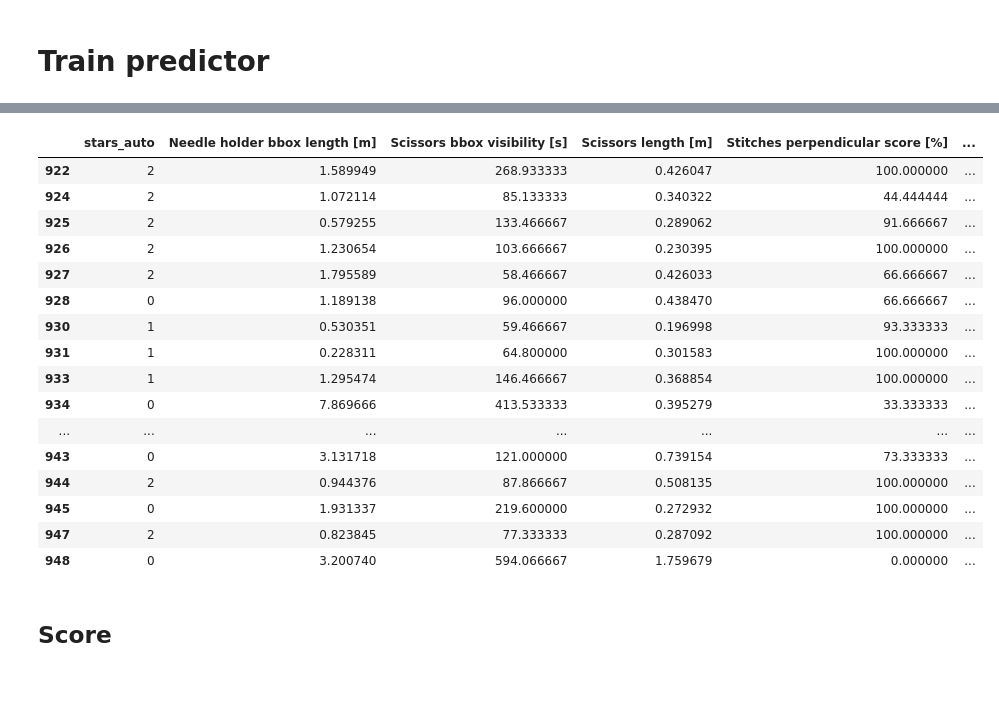
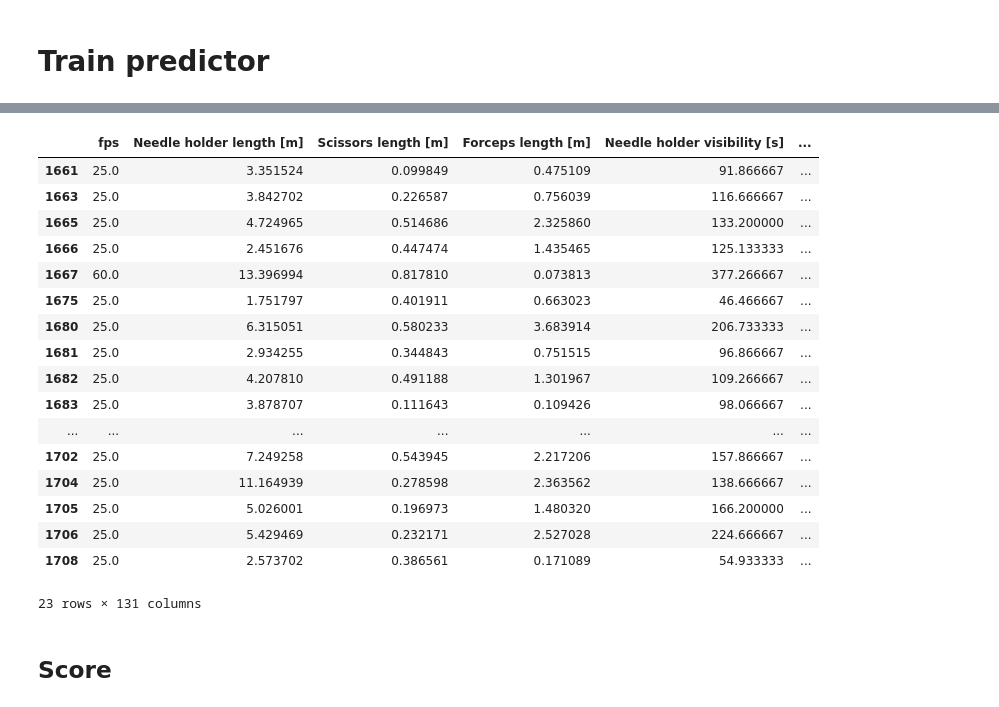
Before and after one commit to mjirik/surgeryanalyser, a Jupyter notebook: devel/2024-02_pigleg_stats_evalutaion_students_stats.ipynb, the cells around one changed output, grey strips where cells are left out. Cells and saved outputs as stored; diff of their text form; code cells hidden in the pictures.

```diff
--- a/devel/2024-02_pigleg_stats_evalutaion_students_stats.ipynb
+++ b/devel/2024-02_pigleg_stats_evalutaion_students_stats.ipynb
@@ -57,5 +116,6 @@ print(len(dfs))
 # dfs["stars_auto"] = dfs["filename"].str.contains("Good").astype(int) * 0
 # dfs["stars_auto"] = dfs["filename"].str.contains("Bad").astype(int) * 2
 # dfs["stars_auto"] = dfs["filename"].str.contains("Medium").astype(int) * 1
-# dfs["stars_auto"] = dfs["filename"].str.contains("Good").astype(int) * 0 + dfs["filename"].str.contains("Bad").astype(int) * 2 + dfs["filename"].str.contains("Medium").astype(int) * 1
+dfs["stars_auto_filename"] = dfs["filename"].str.contains("Good|good").astype(int) * 5 + dfs["filename"].str.contains("Bad|bad").astype(int) * 1 + dfs["filename"].str.contains("Medium|medium").astype(int) * 3
+# dfs["stars_auto"] = dfs["annotation_annotation_stars"]
 # dfs["filename"].str.contains("Good|Medium|Bad")
@@ -258,2 +476,6 @@ sns.pairplot(dfs, y_vars=corr.index,
 # %% [markdown]
 # Train predictor
+# %%
+print(corr.shape)
+corr = corr.dropna()
+print(corr.shape)
@@ -299,0 +560,33 @@ clf.score(X_test, y_test)
+# %%
+
+results = {}
+for predicted_column in predicted_columns:
+# if True:
+#     predicted_column = "annotation_annotation_stars"
+    cols = columns.copy()
+    cols.append(predicted_column)
+
+    dfsx = dfs[cols].copy()
+    l1 = len(dfsx)
+    dfsx = dfsx.dropna()
+    l2 = len(dfsx)
+    assert l1 == l2, "There are still NA values in the data"
+    X = dfsx[columns].drop("filename", axis=1)
+    # X = X.drop(predicted_column, axis=1)
+    y = dfsx[predicted_column]
+    X_train, X_test, y_train, y_test = train_test_split(X, y, test_size=0.2, random_state=42)
+
+    # clf = SVR()
+    # clf.fit(X_train, y_train)
+    # clf.score(X_test, y_test)
+    #
+    # X
+    from sklearn.neural_network import MLPClassifier
+    # X = [[0., 0.], [1., 1.]]
+    # y = [0, 1]
+    clf = MLPClassifier(solver='lbfgs', alpha=1e-5,
+                        hidden_layer_sizes=(5, 2), random_state=1)
+    clf.fit(X_train, y_train)
+    clf.score(X_test, y_test)
+    results[predicted_column] = {"score": clf.score(X_test, y_test), "model": clf}
+    print(predicted_column, clf.score(X_test, y_test))
@@ -303,23 +609,24 @@ clf.score(X_test, y_test)
 # %%
-# dfsx
+dfs[cols]# dfsx
 # %% [output]
-|  | stars_auto | Needle holder bbox length [m] | Scissors bbox visibility [s] | Scissors length [m] | Stitches perpendicular score [%] | ... |
-| 922 | 2 | 1.589949 | 268.933333 | 0.426047 | 100.000000 | ... |
-| 924 | 2 | 1.072114 | 85.133333 | 0.340322 | 44.444444 | ... |
-| 925 | 2 | 0.579255 | 133.466667 | 0.289062 | 91.666667 | ... |
-| 926 | 2 | 1.230654 | 103.666667 | 0.230395 | 100.000000 | ... |
-| 927 | 2 | 1.795589 | 58.466667 | 0.426033 | 66.666667 | ... |
-| 928 | 0 | 1.189138 | 96.000000 | 0.438470 | 66.666667 | ... |
-| 930 | 1 | 0.530351 | 59.466667 | 0.196998 | 93.333333 | ... |
-| 931 | 1 | 0.228311 | 64.800000 | 0.301583 | 100.000000 | ... |
-| 933 | 1 | 1.295474 | 146.466667 | 0.368854 | 100.000000 | ... |
-| 934 | 0 | 7.869666 | 413.533333 | 0.395279 | 33.333333 | ... |
+|  | fps | Needle holder length [m] | Scissors length [m] | Forceps length [m] | Needle holder visibility [s] | ... |
+| 1661 | 25.0 | 3.351524 | 0.099849 | 0.475109 | 91.866667 | ... |
+| 1663 | 25.0 | 3.842702 | 0.226587 | 0.756039 | 116.666667 | ... |
+| 1665 | 25.0 | 4.724965 | 0.514686 | 2.325860 | 133.200000 | ... |
+| 1666 | 25.0 | 2.451676 | 0.447474 | 1.435465 | 125.133333 | ... |
+| 1667 | 60.0 | 13.396994 | 0.817810 | 0.073813 | 377.266667 | ... |
+| 1675 | 25.0 | 1.751797 | 0.401911 | 0.663023 | 46.466667 | ... |
+| 1680 | 25.0 | 6.315051 | 0.580233 | 3.683914 | 206.733333 | ... |
+| 1681 | 25.0 | 2.934255 | 0.344843 | 0.751515 | 96.866667 | ... |
+| 1682 | 25.0 | 4.207810 | 0.491188 | 1.301967 | 109.266667 | ... |
+| 1683 | 25.0 | 3.878707 | 0.111643 | 0.109426 | 98.066667 | ... |
 | ... | ... | ... | ... | ... | ... | ... |
-| 943 | 0 | 3.131718 | 121.000000 | 0.739154 | 73.333333 | ... |
-| 944 | 2 | 0.944376 | 87.866667 | 0.508135 | 100.000000 | ... |
-| 945 | 0 | 1.931337 | 219.600000 | 0.272932 | 100.000000 | ... |
-| 947 | 2 | 0.823845 | 77.333333 | 0.287092 | 100.000000 | ... |
-| 948 | 0 | 3.200740 | 594.066667 | 1.759679 | 0.000000 | ... |
+| 1702 | 25.0 | 7.249258 | 0.543945 | 2.217206 | 157.866667 | ... |
+| 1704 | 25.0 | 11.164939 | 0.278598 | 2.363562 | 138.666667 | ... |
+| 1705 | 25.0 | 5.026001 | 0.196973 | 1.480320 | 166.200000 | ... |
+| 1706 | 25.0 | 5.429469 | 0.232171 | 2.527028 | 224.666667 | ... |
+| 1708 | 25.0 | 2.573702 | 0.386561 | 0.171089 | 54.933333 | ... |
+23 rows × 131 columns
 # %% [markdown]
 ## Score
 # %%
```
Also changed, not shown: parts of 37 cells of this notebook, 7 other files.
